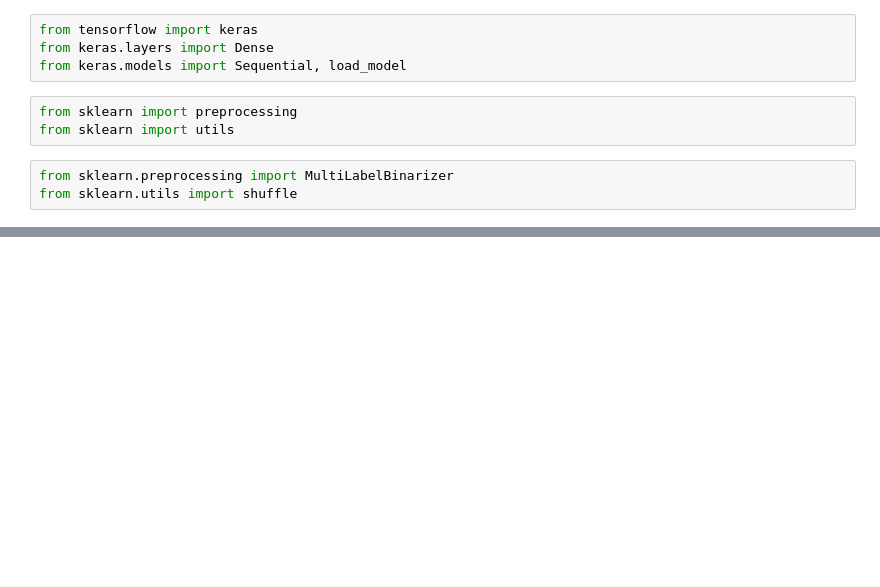
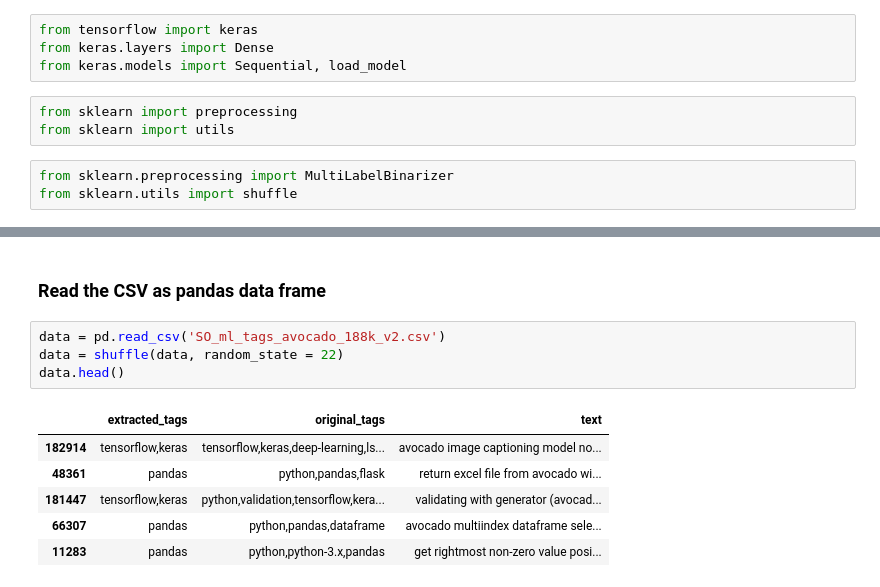
Before and after one commit to kunalnischal7/StackOverflowGoogleCLoudTech, a Jupyter notebook: StackOverflowGoogleCloudTech.ipynb, the cells around one changed output, grey strips where cells are left out. Cells and saved outputs as stored; diff of their text form; blank space fills up the shorter version.

```diff
--- a/StackOverflowGoogleCloudTech.ipynb
+++ b/StackOverflowGoogleCloudTech.ipynb
@@ -19,0 +40,13 @@ from sklearn.utils import shuffle
+# %% [markdown]
+### Read the CSV as pandas data frame
+# %%
+data = pd.read_csv('SO_ml_tags_avocado_188k_v2.csv')
+data = shuffle(data, random_state = 22)
+data.head()
+# %% [output]
+|  | extracted_tags | original_tags | text |
+| 182914 | tensorflow,keras | tensorflow,keras,deep-learning,ls... | avocado image captioning model no... |
+| 48361 | pandas | python,pandas,flask | return excel file from avocado wi... |
+| 181447 | tensorflow,keras | python,validation,tensorflow,kera... | validating with generator (avocad... |
+| 66307 | pandas | python,pandas,dataframe | avocado multiindex dataframe sele... |
+| 11283 | pandas | python,python-3.x,pandas | get rightmost non-zero value posi... |
```
Also changed, not shown: parts of 14 cells of this notebook.
